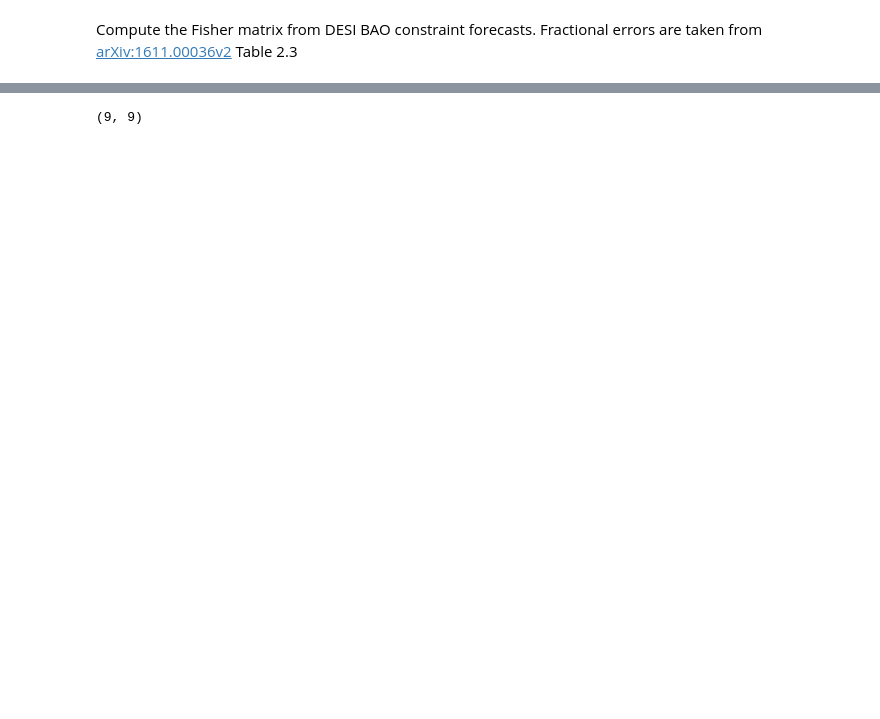
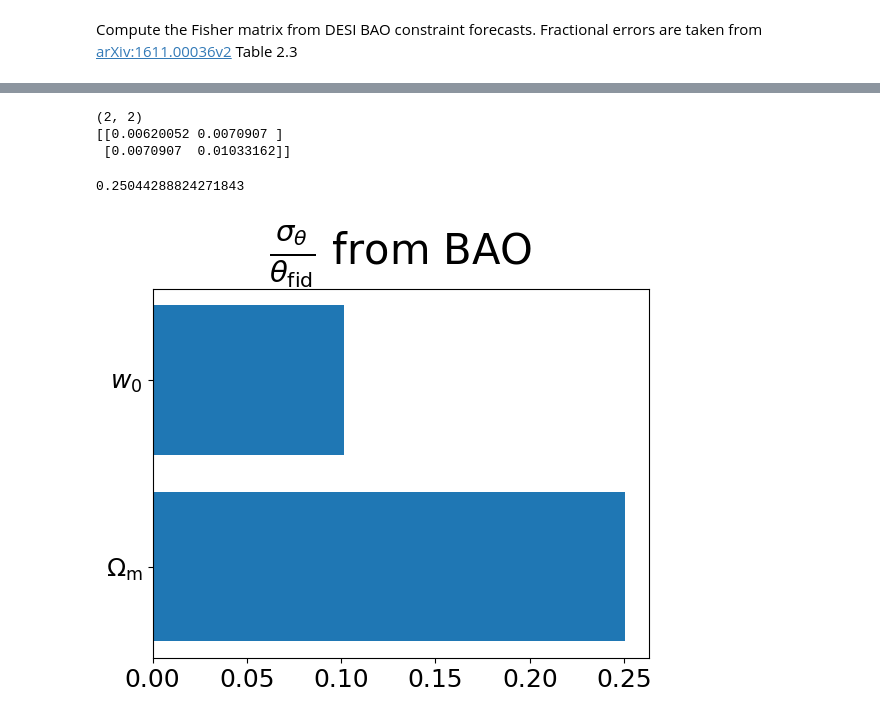
Before and after one commit to cmatties/CAMB-Workbook, a Jupyter notebook: fsigma8-BAO.ipynb, the cells around one changed output, grey strips where cells are left out. Saved outputs shown, nothing was run; the diff lists cells and outputs as text; code cells hidden in the pictures; blank space fills up the shorter version.

```diff
--- a/fsigma8-BAO.ipynb
+++ b/fsigma8-BAO.ipynb
@@ -184,5 +334,7 @@ Next, we examine the `jax-cosmo` implementation of the angular diameter distance
 def DA_rs(cosmo, z):
     a = z2a(z)
     D_A = jc.background.angular_diameter_distance(cosmo, a)
-    r_s = jc.transfer.sh_d_Eisenstein_Hu(cosmo)
+    r_s = jc.transfer.sh_d_AAN(cosmo)
     return D_A/r_s
+
+print(jc.transfer.sh_d_Eisenstein_Hu(fid_cosmo))
@@ -189,15 +343,15 @@ def DA_rs(cosmo, z):
 # %%
 def compute_BAO_mean(params, z=z):
-    cosmo_params = unpack_params_vec(params)
+    cosmo_params = unpack_params_vec_BAO(params)
     cosmo = jc.Cosmology(Omega_m=cosmo_params[0],
-                         Omega_c=cosmo_params[0]-cosmo_params[1],
-                         Omega_b=cosmo_params[1],
+                         Omega_c=cosmo_params[0]-PL18_omegab,
+                         Omega_b=PL18_omegab,
                          Omega_k=PL18_omegak,
-                         h=cosmo_params[2],
-                         n_s=cosmo_params[3],
-                         S8=cosmo_params[4], sigma8=cosmo_params[4]/(cosmo_params[0]/0.3)**0.5,
-                         w0=cosmo_params[5], wa = cosmo_params[6],
-                         gamma0=cosmo_params[7], gamma1=cosmo_params[8])
+                         h=PL18_h,
+                         n_s=PL18_ns,
+                         S8=PL18_sigma8*(cosmo_params[0]/0.3)**.5, sigma8=PL18_sigma8,
+                         w0=cosmo_params[1], wa = PL18_wa)#,
+                         #gamma0=GR_gamma0, gamma1=GR_gamma1)
     BAOs = DA_rs(cosmo, z)
     return BAOs
 # %%
@@ -232,13 +376,12 @@ print(BAO_jac)
 Compute the Fisher matrix from DESI BAO constraint forecasts. Fractional errors are taken from [arXiv:1611.00036v2](https://arxiv.org/abs/1611.00036) Table 2.3
 # %%
 DESI_BAO_z = np.linspace(.65,1.85,num=13, endpoint=True)
-print(DESI_BAO_z)
-DESI_BAO_err_frac = np.array([.82,.69,.69,.73,.89,.94,.96,1.5,
+DESI_BAO_err_pct = np.array([.82,.69,.69,.73,.89,.94,.96,1.5,
                          1.59,1.9,2.88,4.64,4.71])
-DESI_BAO_err_frac = DESI_BAO_err_frac/100
+DESI_BAO_err_frac = DESI_BAO_err_pct/100
 
-means = compute_BAO_mean(fid_params, z=DESI_BAO_z)
-jacobian = compute_BAO_jac(fid_params, z=DESI_BAO_z)
+means = compute_BAO_mean(fid_params_BAO, z=DESI_BAO_z)
+jacobian = compute_BAO_jac(fid_params_BAO, z=DESI_BAO_z)
 print(jacobian)
 # %% [output]
 [0.65 0.75 0.85 0.95 1.05 1.15 1.25 1.35 1.45 1.55 1.65 1.75 1.85]
@@ -264,5 +404,26 @@ prc_mat = np.linalg.inv(cov_mat)
 # %%
 fisher = jacobian.T @ prc_mat @ jacobian
 print(fisher.shape)
+print(np.linalg.inv(fisher))
 # %% [output]
-(9, 9)
+(2, 2)
+[[0.00620052 0.0070907 ]
+ [0.0070907  0.01033162]]
+# %%
+param_names = (r'$\Omega_\mathrm{m}$',#, r'$\Omega_\mathrm{b}$', 'h',
+               r'$w_0$')#, r'$w_a$')
+
+fisher_inv = np.linalg.inv(fisher)
+extract_params = cosmo_param_nr_BAO
+fid_params=fid_params_BAO
+
+fig,ax = plt.subplots(1,1)
+
+plot_1d_error(fisher_inv, fid_params, param_names, np.arange(cosmo_param_nr_BAO), ax)
+
+ax.set_title(r'$\frac{\sigma_\theta}{\theta_\mathrm{fid}}$ from BAO', fontsize=30)
+
+print(fisher_inv[0,0]**.5/fid_params[0])
+# %% [output]
+0.25044288824271843
+[figure, added]
```
Also changed, not shown: parts of 31 cells of this notebook.
